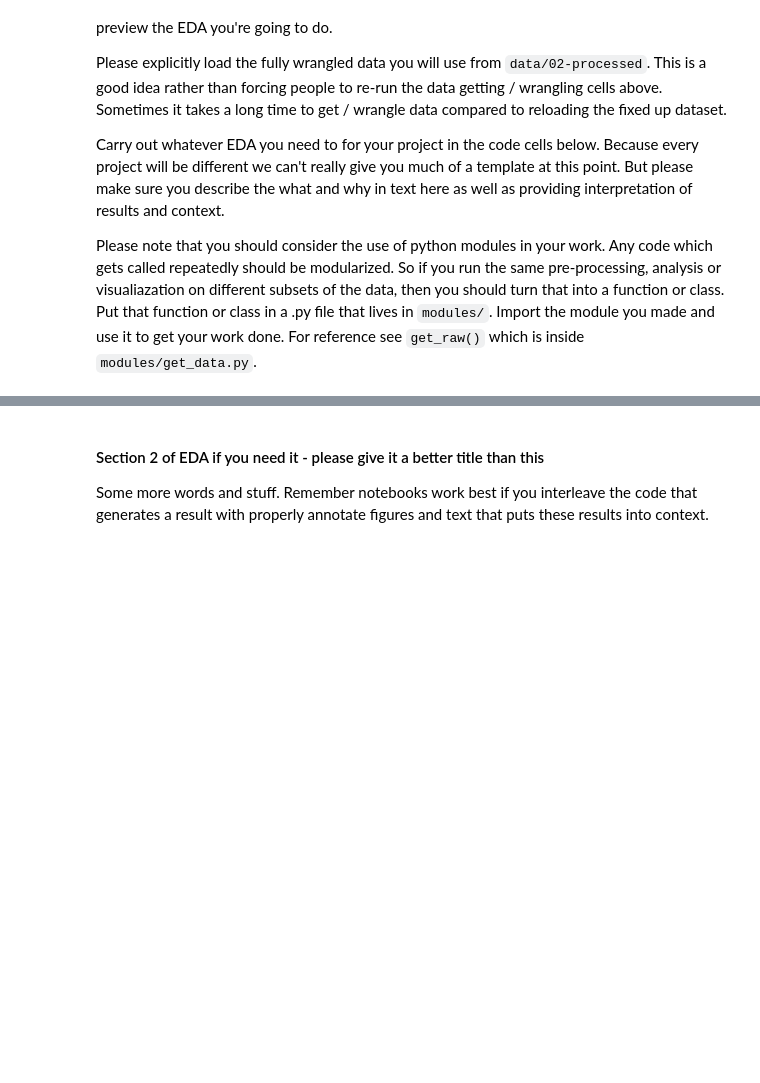
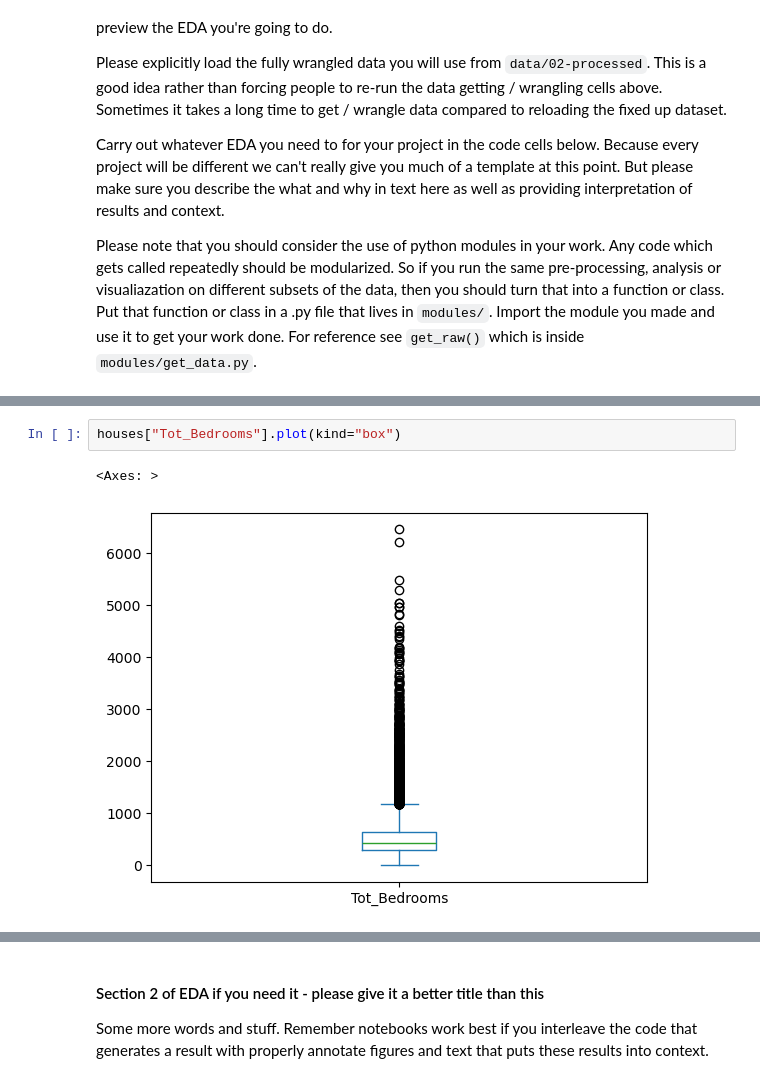
Before and after one commit to COGS108/Group091_WI26, a Jupyter notebook: 02-EDACheckpoint.ipynb, the cells around one changed output, grey strips where cells are left out. Cells and saved outputs as stored; diff of their text form; blank space fills up the shorter version.

```diff
--- a/02-EDACheckpoint.ipynb
+++ b/02-EDACheckpoint.ipynb
@@ -466,0 +503,5 @@ Some more words and stuff.  Remember notebooks work best if you interleave the c
+# %%
+houses["Tot_Bedrooms"].plot(kind="box")
+# %% [output]
+<Axes: >
+[figure, added]
```
Also changed, not shown: parts of 18 cells of this notebook, 2 other files.
